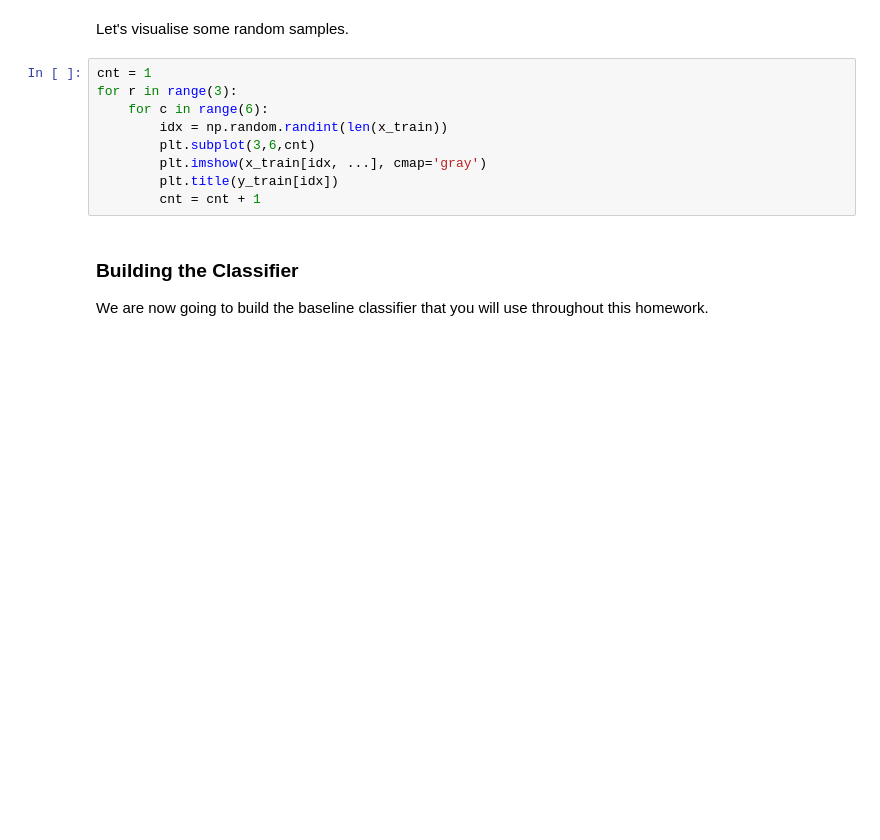
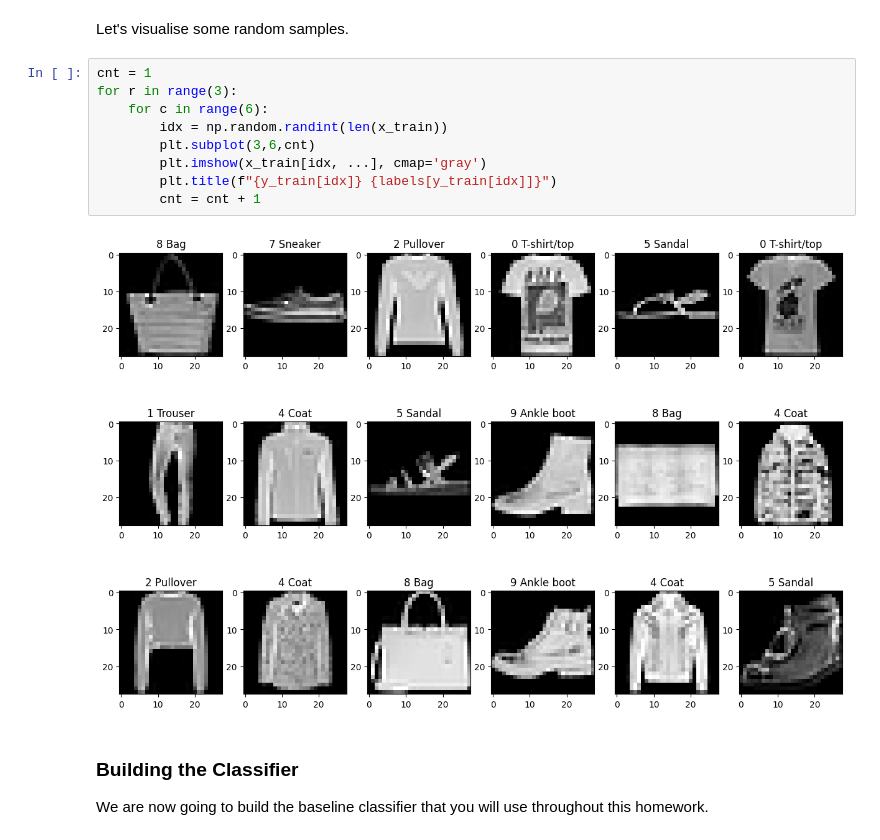
Before and after one commit to mrbloom/homework-cv, a Jupyter notebook: lesson_15/homework/Homework.ipynb, the cells around one changed output. Saved outputs shown, nothing was run; the diff lists cells and outputs as text; blank space fills up the shorter version.

```diff
--- a/lesson_15/homework/Homework.ipynb
+++ b/lesson_15/homework/Homework.ipynb
@@ -53,12 +72,14 @@ Let's visualise some random samples.
 # %%
 cnt = 1
 for r in range(3):
     for c in range(6):
         idx = np.random.randint(len(x_train))
         plt.subplot(3,6,cnt)
         plt.imshow(x_train[idx, ...], cmap='gray')
-        plt.title(y_train[idx])
+        plt.title(f"{y_train[idx]} {labels[y_train[idx]]}")
         cnt = cnt + 1
+# %% [output]
+[figure, added]
 # %% [markdown]
 ### Building the Classifier
 
```
Also changed, not shown: parts of 14 cells of this notebook, 1 other file.
